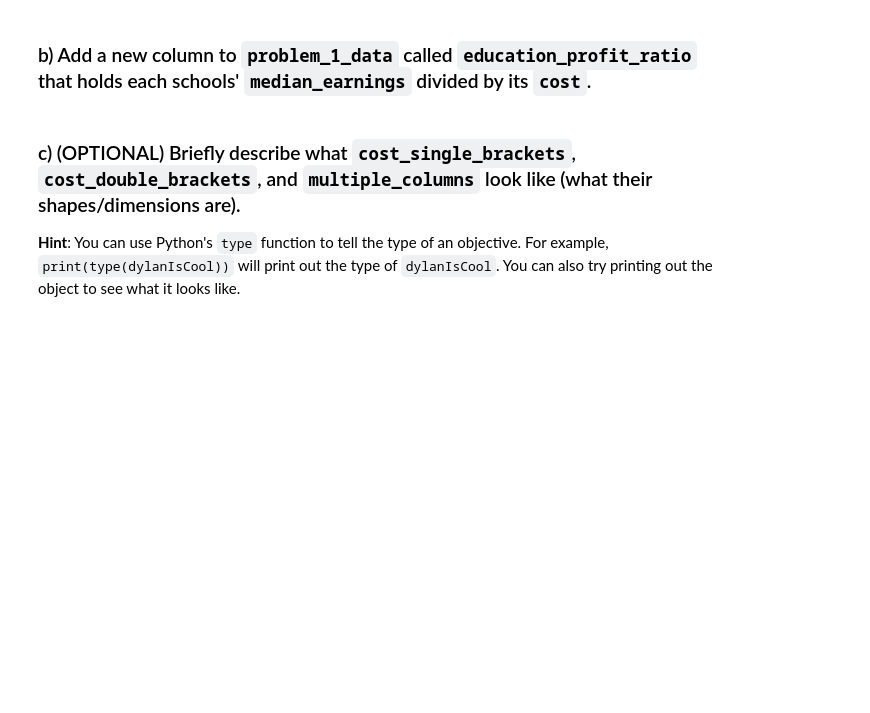
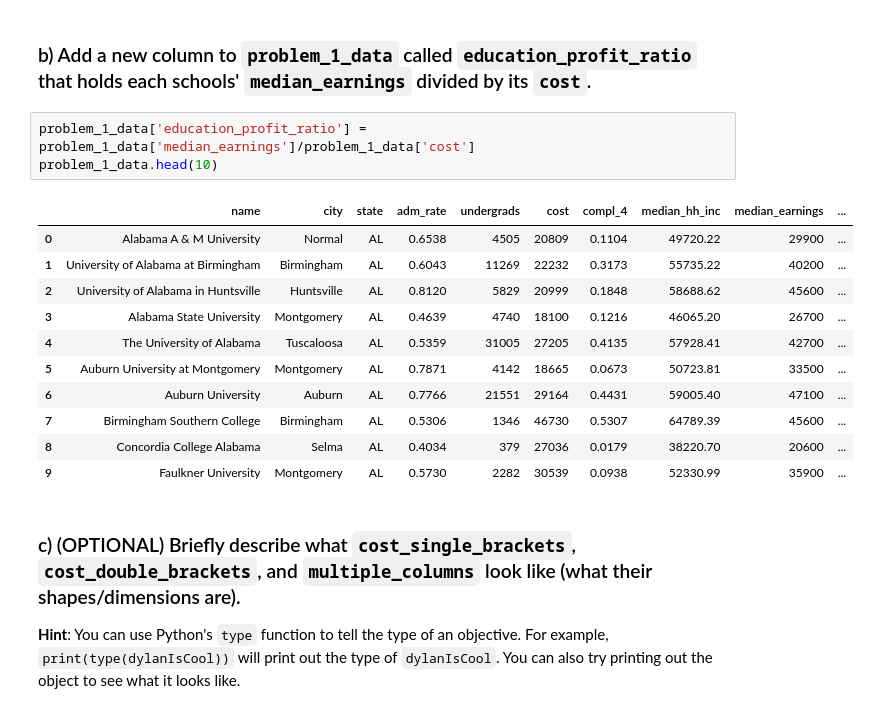
Before and after one commit to CornellDataScience/info1998, a Jupyter notebook: resources/assignments/release/lec4_release.ipynb, the cells around one changed output. Cells and saved outputs as stored; diff of their text form; blank space fills up the shorter version.

```diff
--- a/resources/assignments/release/lec4_release.ipynb
+++ b/resources/assignments/release/lec4_release.ipynb
@@ -21,5 +36,20 @@ problem_1_data = original_data.copy()
 # %% [markdown]
 ### b) Add a new column to `problem_1_data` called `education_profit_ratio` that holds each schools' `median_earnings` divided by its `cost`.
+# %%
+problem_1_data['education_profit_ratio'] = problem_1_data['median_earnings']/problem_1_data['cost']
+problem_1_data.head(10)
+# %% [output]
+|  | name | city | state | adm_rate | undergrads | cost | compl_4 | median_hh_inc | median_earnings | ... |
+| 0 | Alabama A & M University | Normal | AL | 0.6538 | 4505 | 20809 | 0.1104 | 49720.22 | 29900 | ... |
+| 1 | University of Alabama at Birmingham | Birmingham | AL | 0.6043 | 11269 | 22232 | 0.3173 | 55735.22 | 40200 | ... |
+| 2 | University of Alabama in Huntsville | Huntsville | AL | 0.8120 | 5829 | 20999 | 0.1848 | 58688.62 | 45600 | ... |
+| 3 | Alabama State University | Montgomery | AL | 0.4639 | 4740 | 18100 | 0.1216 | 46065.20 | 26700 | ... |
+| 4 | The University of Alabama | Tuscaloosa | AL | 0.5359 | 31005 | 27205 | 0.4135 | 57928.41 | 42700 | ... |
+| 5 | Auburn University at Montgomery | Montgomery | AL | 0.7871 | 4142 | 18665 | 0.0673 | 50723.81 | 33500 | ... |
+| 6 | Auburn University | Auburn | AL | 0.7766 | 21551 | 29164 | 0.4431 | 59005.40 | 47100 | ... |
+| 7 | Birmingham Southern College | Birmingham | AL | 0.5306 | 1346 | 46730 | 0.5307 | 64789.39 | 45600 | ... |
+| 8 | Concordia College Alabama | Selma | AL | 0.4034 | 379 | 27036 | 0.0179 | 38220.70 | 20600 | ... |
+| 9 | Faulkner University | Montgomery | AL | 0.5730 | 2282 | 30539 | 0.0938 | 52330.99 | 35900 | ... |
 # %% [markdown]
 ### c) (OPTIONAL) Briefly describe what `cost_single_brackets`, `cost_double_brackets`, and `multiple_columns` look like (what their shapes/dimensions are).
 
```
Also changed, not shown: parts of 6 cells of this notebook, 1 other file.
